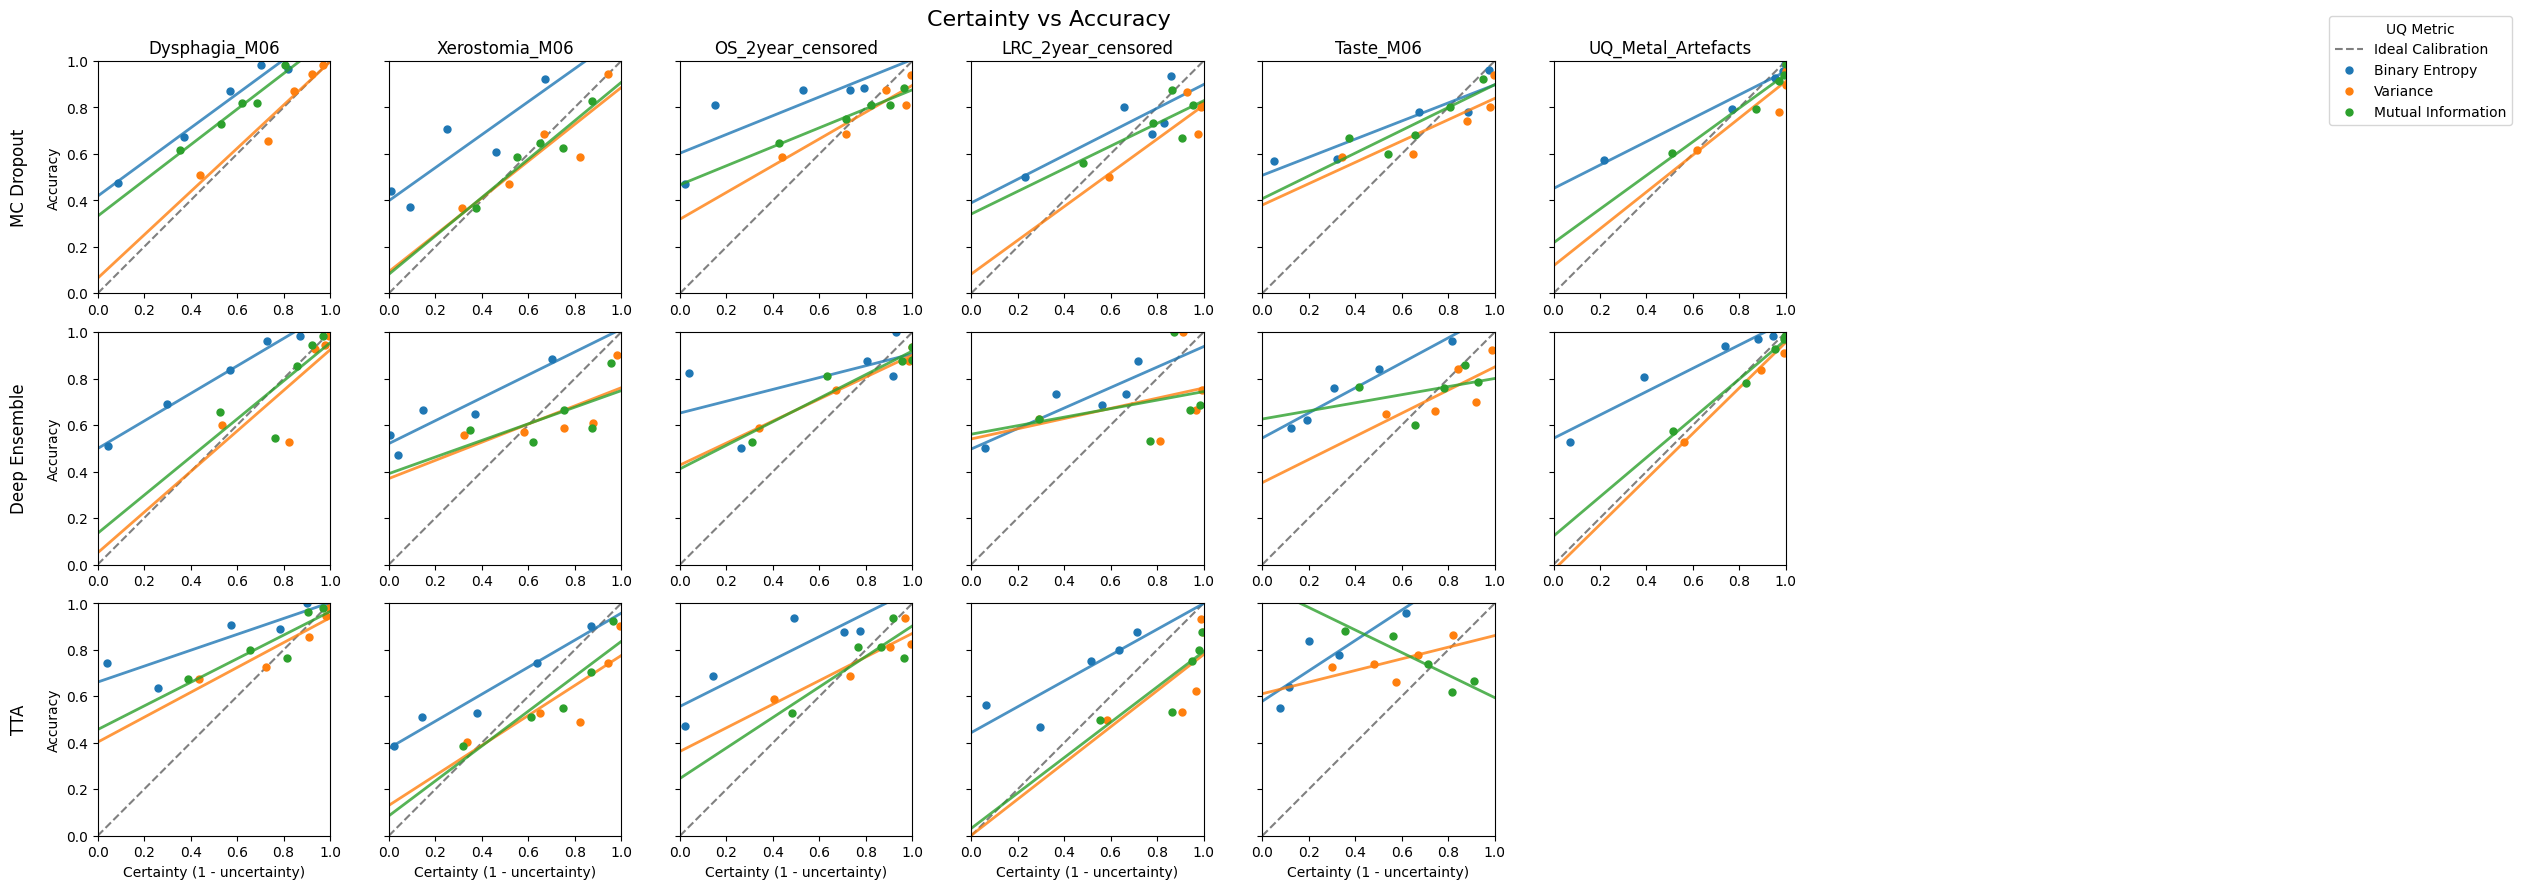
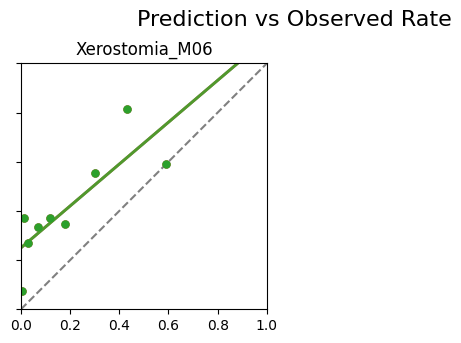
The notebook cell's code change between the first figure and the second:
--- before
+++ after
@@ -4,6 +4,10 @@
 # plt.show()
 
-fig = plot_nested_UQ(UQ_RESULTS_DICT, ENDPOINT_TYPES, UQ_methods_list, UQ_metrics_list, plot_type="calibration", row_key="method", 
-                     col_key="endpoint", N_bins=5, normalisation_method="minmax")
+fig = plot_nested_UQ(UQ_RESULTS_DICT, ENDPOINT_TYPES, UQ_methods_list, UQ_metrics_list, plot_type="prediction_calibration", row_key="method", 
+                     col_key="endpoint", N_bins=5, normalisation_method="minmax") # predictions
+plt.show()
+
+fig = plot_nested_UQ(UQ_RESULTS_DICT, ENDPOINT_TYPES, UQ_methods_list, UQ_metrics_list, plot_type="UQ_calibration", row_key="method", 
+                     col_key="endpoint", N_bins=5, normalisation_method="minmax") # predictions
 plt.show()
 

Commit: small UQ experiments and more realistic models